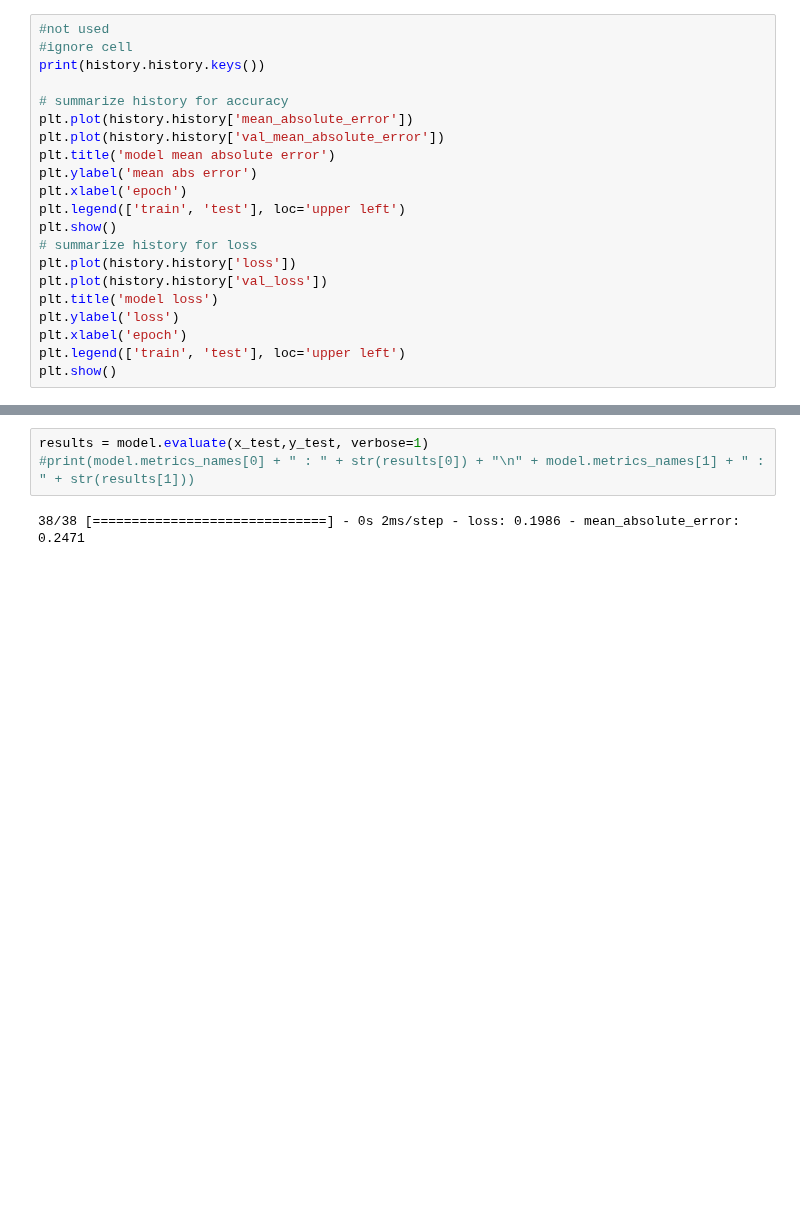
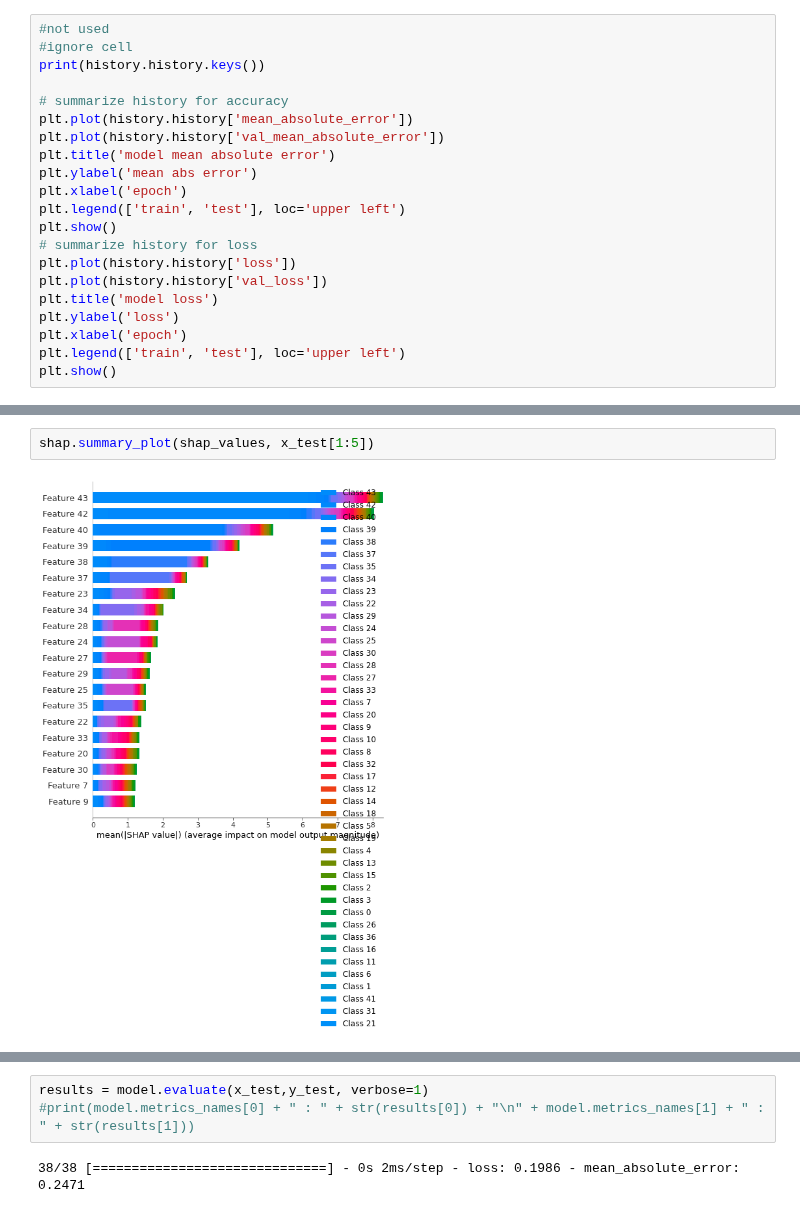
Before and after one commit to p-owens/MAI, a Jupyter notebook: MAI.ipynb, the cells around one changed output, grey strips where cells are left out. Cells and saved outputs as stored; diff of their text form; blank space fills up the shorter version.

```diff
--- a/MAI.ipynb
+++ b/MAI.ipynb
@@ -187,0 +234,4 @@ plt.show()
+# %%
+shap.summary_plot(shap_values, x_test[1:5])
+# %% [output]
+[figure, added]
```
Also changed, not shown: parts of 7 cells of this notebook.
